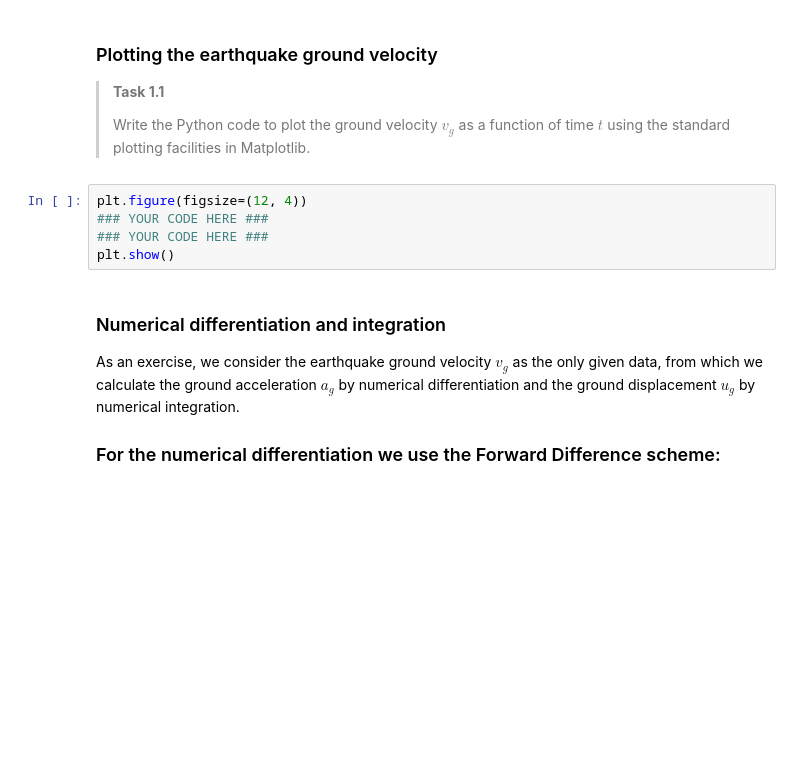
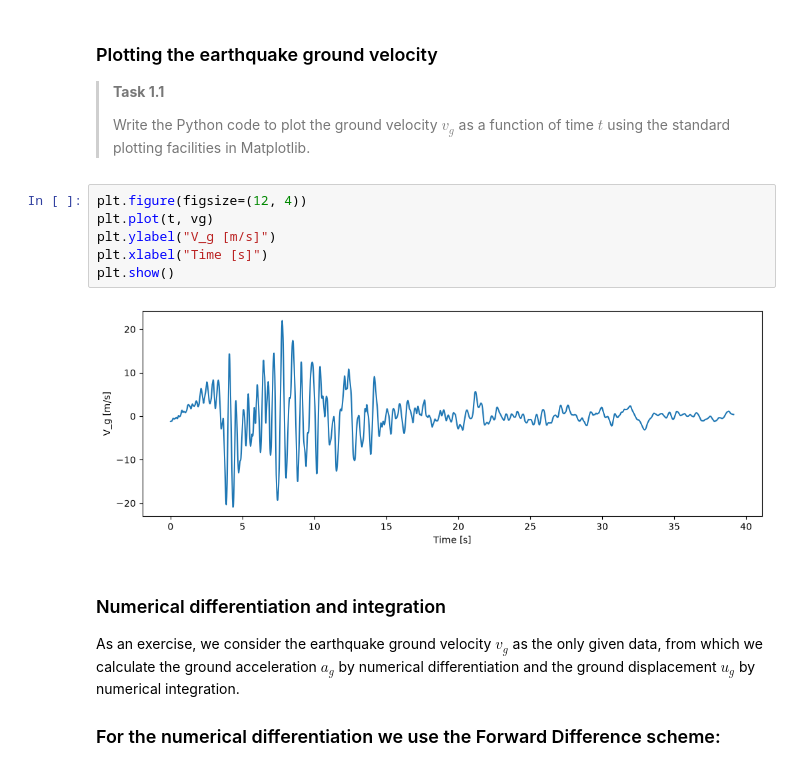
Before and after one commit to ba-bodewitz-tudelft/PA1.2, a Jupyter notebook: all_files_GA_1_2/1Ddynamics.ipynb, the cells around one changed output. Drawn from its saved outputs; the diff is of its cells as text; blank space fills up the shorter version.

```diff
--- a/all_files_GA_1_2/1Ddynamics.ipynb
+++ b/all_files_GA_1_2/1Ddynamics.ipynb
@@ -88,11 +88,14 @@ t = np.linspace(start=0, stop=dt * num, num=num)
 >
 </p>
 </div>
-# %%
-plt.figure(figsize=(12, 4))
-### YOUR CODE HERE ###
-### YOUR CODE HERE ###
-plt.show()
+# %%
+plt.figure(figsize=(12, 4))
+plt.plot(t, vg)
+plt.ylabel("V_g [m/s]")
+plt.xlabel("Time [s]")
+plt.show()
+# %% [output]
+[figure, added]
 # %% [markdown]
 ### Numerical differentiation and integration
 
```
Also changed, not shown: parts of 2 cells of this notebook.
